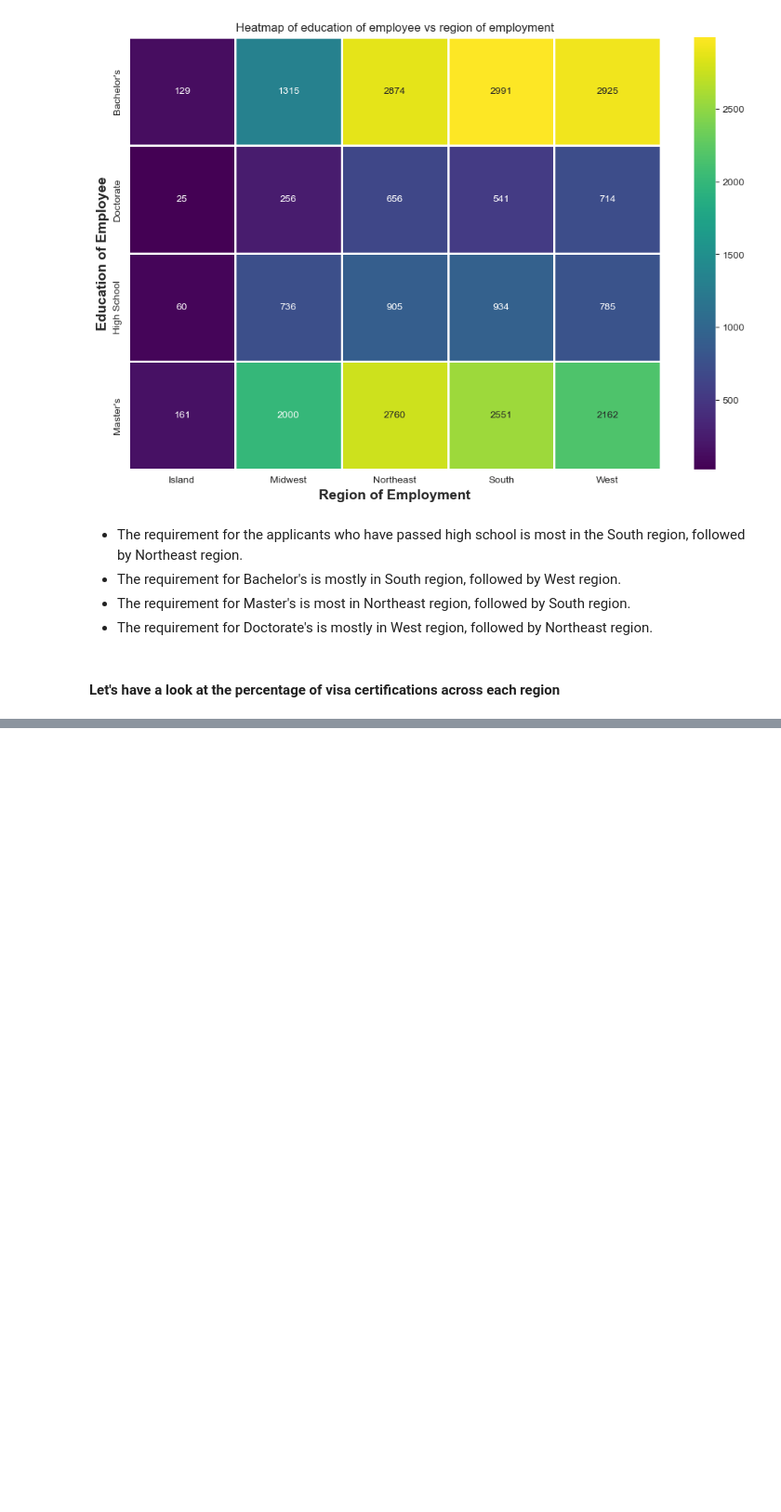
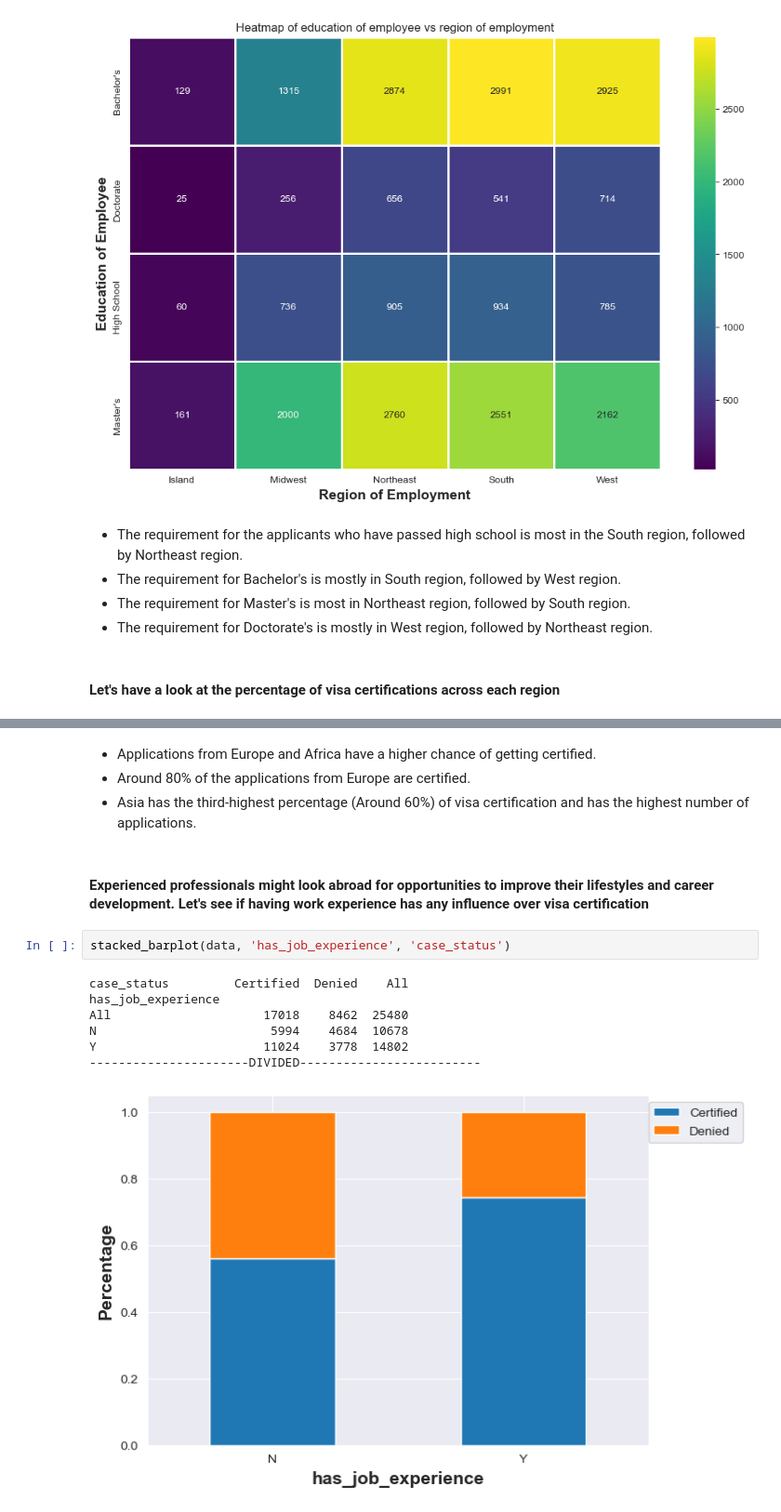
Before and after one commit to ArthurXia1031/Data_Science_Project, a Jupyter notebook: machine_learning/Easy_visa/easy_visa.ipynb, the cells around one changed output, grey strips where cells are left out. Shown: that part at 93% size. Cells and saved outputs as stored; diff of their text form; blank space fills up the shorter version.

```diff
--- a/machine_learning/Easy_visa/easy_visa.ipynb
+++ b/machine_learning/Easy_visa/easy_visa.ipynb
@@ -584,0 +611,16 @@ Island                      226     149    375
+# %% [markdown]
+* Applications from Europe and Africa have a higher chance of getting certified.
+* Around 80% of the applications from Europe are certified.
+* Asia has the third-highest percentage (Around 60%) of visa certification and has the highest number of applications.
+# %% [markdown]
+#### Experienced professionals might look abroad for opportunities to improve their lifestyles and career development. Let's see if having work experience has any influence over visa certification
+# %%
+stacked_barplot(data, 'has_job_experience', 'case_status')
+# %% [output]
+case_status         Certified  Denied    All
+has_job_experience
+All                     17018    8462  25480
+N                        5994    4684  10678
+Y                       11024    3778  14802
+----------------------DIVIDED-------------------------
+[figure, added]
```
Also changed, not shown: parts of 35 cells of this notebook.
